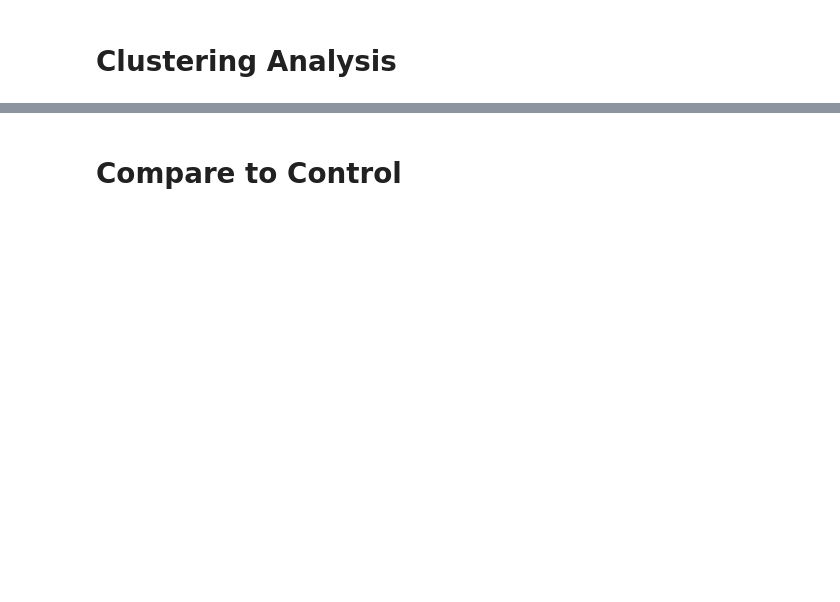
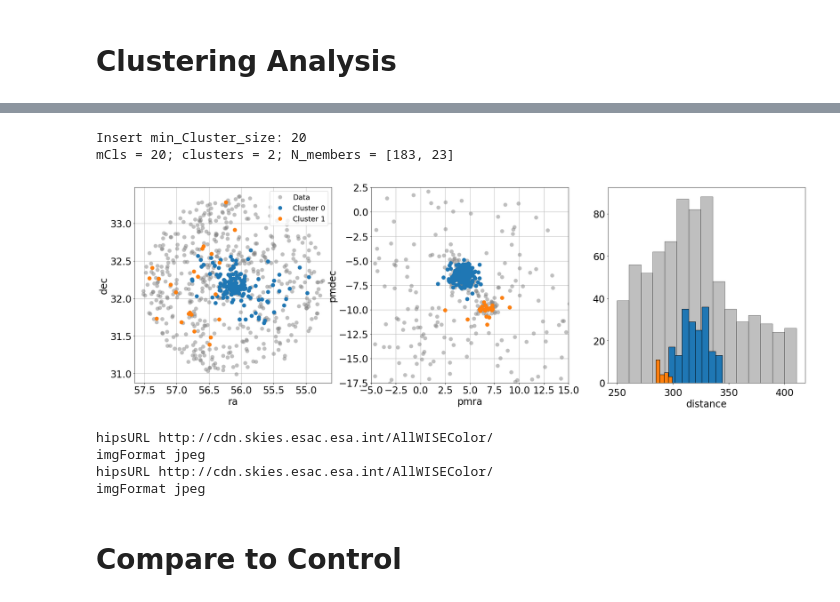
Before and after one commit to preller/PanGaia, a Jupyter notebook: notebooks/PanGaia_explore.ipynb, the cells around one changed output, grey strips where cells are left out. Cells and saved outputs as stored; diff of their text form; code cells hidden in the pictures; blank space fills up the shorter version.

```diff
--- a/notebooks/PanGaia_explore.ipynb
+++ b/notebooks/PanGaia_explore.ipynb
@@ -119,10 +223,18 @@ if step_5:
 # %%
 # Show selected HDBSCAN results ========================
-if step_5:
+if step_4:
     data_clustering.run_hdbscan(probability = data_clustering.probability, min_samples=data_clustering.min_samples, verbose = True)
     data_clustering.plot_hdbscan_clusters(xlim_1=[-5,15], ylim_1 = [-17.5,2.5])
     if step_2:
         data_clustering.esasky_hdbscan_clusters(esasky, radius = sample_gaia.ADQL_pars['radius'].value)
+# %% [output]
+Insert min_Cluster_size: 20
+mCls = 20; clusters = 2; N_members = [183, 23]
+[figure, added]
+hipsURL http://cdn.skies.esac.esa.int/AllWISEColor/
+imgFormat jpeg
+hipsURL http://cdn.skies.esac.esa.int/AllWISEColor/
+imgFormat jpeg
 # %% [markdown]
 # Compare to Control
 # %%
```
Also changed, not shown: parts of 14 cells of this notebook.
